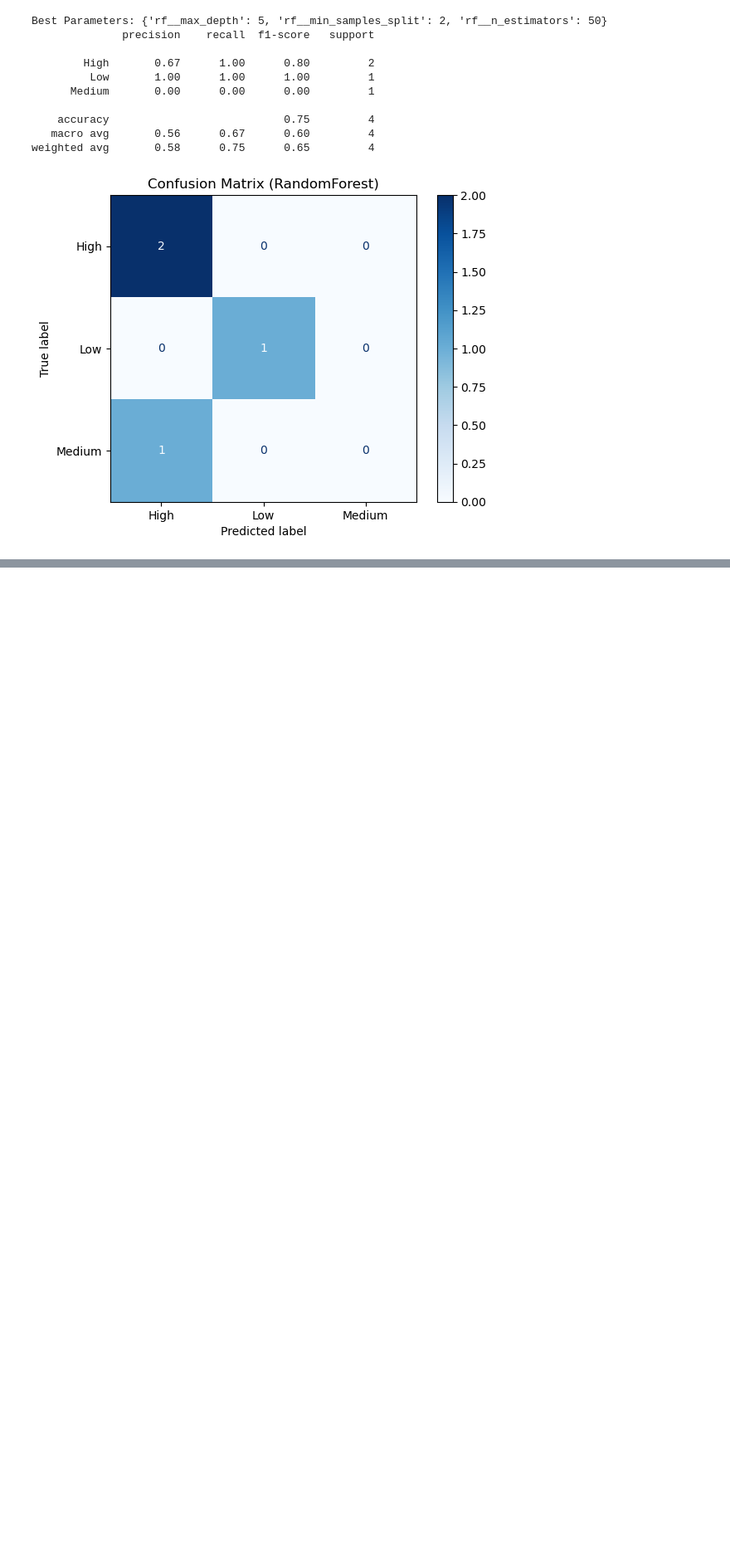
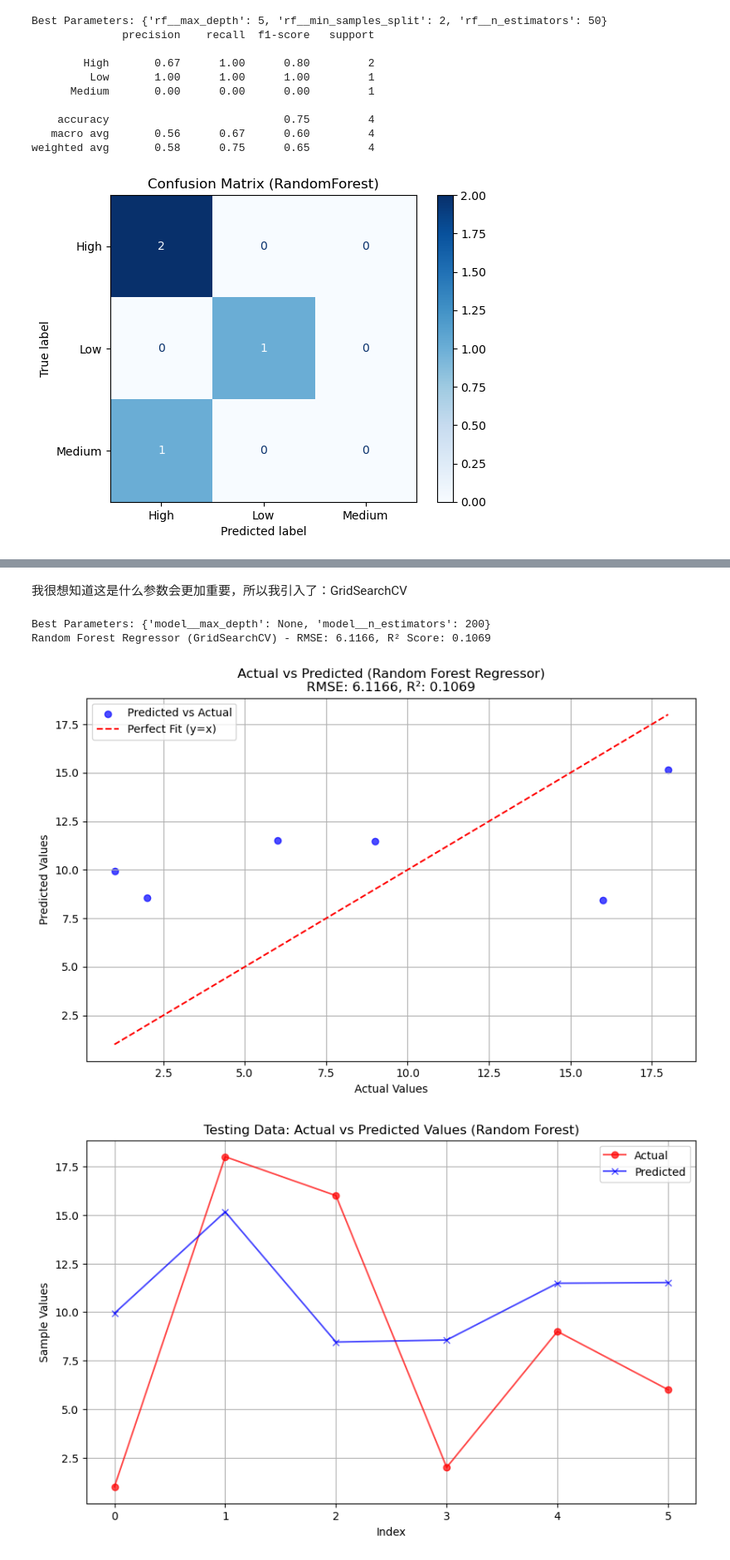
Before and after one commit to darkghost688/6360finalpfoject, a Jupyter notebook: nifH.ipynb, the cells around one changed output, grey strips where cells are left out. Shown at 83% size. Cells and saved outputs as stored; diff of their text form; code cells hidden in the pictures; blank space fills up the shorter version.

```diff
--- a/nifH.ipynb
+++ b/nifH.ipynb
@@ -525,0 +687,67 @@ R²: -0.0269
+# %% [markdown]
+我很想知道这是什么参数会更加重要，所以我引入了：GridSearchCV
+# %%
+import matplotlib.pyplot as plt
+import numpy as np
+import pandas as pd
+from sklearn.metrics import mean_squared_error, r2_score
+
+# Calculate evaluation metrics
+mse_rf = mean_squared_error(y_test, y_pred_rf)
+rmse_rf = np.sqrt(mse_rf)
+r2_rf = r2_score(y_test, y_pred_rf)
+
+# Print results
+print(f"Best Parameters: {rf_grid_search.best_params_}")
+print(f"Random Forest Regressor (GridSearchCV) - RMSE: {rmse_rf:.4f}, R² Score: {r2_rf:.4f}")
+
+# Scatter Plot: Actual vs Predicted
+plt.figure(figsize=(10, 6))
+plt.scatter(y_test, y_pred_rf, alpha=0.7, color="blue", label="Predicted vs Actual")
+plt.plot([y_test.min(), y_test.max()], [y_test.min(), y_test.max()], 'r--', label="Perfect Fit (y=x)")
+plt.title(f'Actual vs Predicted (Random Forest Regressor)\nRMSE: {rmse_rf:.4f}, R²: {r2_rf:.4f}')
+plt.xlabel('Actual Values')
+plt.ylabel('Predicted Values')
+plt.legend()
+plt.grid()
+plt.show()
+
+# Extract feature importances and sort them
+feature_importances = best_rf_model.named_steps['model'].feature_importances_
+feature_names = X_train.columns if isinstance(X_train, pd.DataFrame) else [f"Feature {i}" for i in range(X_train.shape[1])]
+
+# Create a DataFrame for better visualization
+importance_df = pd.DataFrame({
+    'Feature': feature_names,
+    'Importance': feature_importances
+}).sort_values(by='Importance', ascending=False)
+
+# Limit to Top-N features
+top_n = min(len(importance_df), 20)  # Top-N features (default 20, but limited by total features)
+top_features = importance_df.head(top_n)
+
+# Line Plot: Actual vs Predicted Values for Random Forest
+plt.figure(figsize=(10, 6))
+plt.plot(range(len(y_test)), y_test, label="Actual", color="red", alpha=0.7, linewidth=1.5, marker='o')
+plt.plot(range(len(y_pred_rf)), y_pred_rf, label="Predicted", color="blue", alpha=0.7, linewidth=1.5, marker='x')
+plt.title("Testing Data: Actual vs Predicted Values (Random Forest)")
+plt.xlabel("Index")
+plt.ylabel("Sample Values")
+plt.legend()
+plt.grid()
+plt.show()
+
+# Bar Plot: Feature Importances
+plt.figure(figsize=(10, 8))
+plt.barh(top_features['Feature'], top_features['Importance'], color="skyblue")
+plt.title('Top Feature Importances (Random Forest)')
+plt.xlabel('Importance')
+plt.ylabel('Feature')
+plt.gca().invert_yaxis()  # Reverse the order for better visualization
+plt.grid()
+plt.show()
+# %% [output]
+Best Parameters: {'model__max_depth': None, 'model__n_estimators': 200}
+Random Forest Regressor (GridSearchCV) - RMSE: 6.1166, R² Score: 0.1069
+[figure, added]
+[figure, added]
```
Also changed, not shown: parts of 23 cells of this notebook, 2 other files.
